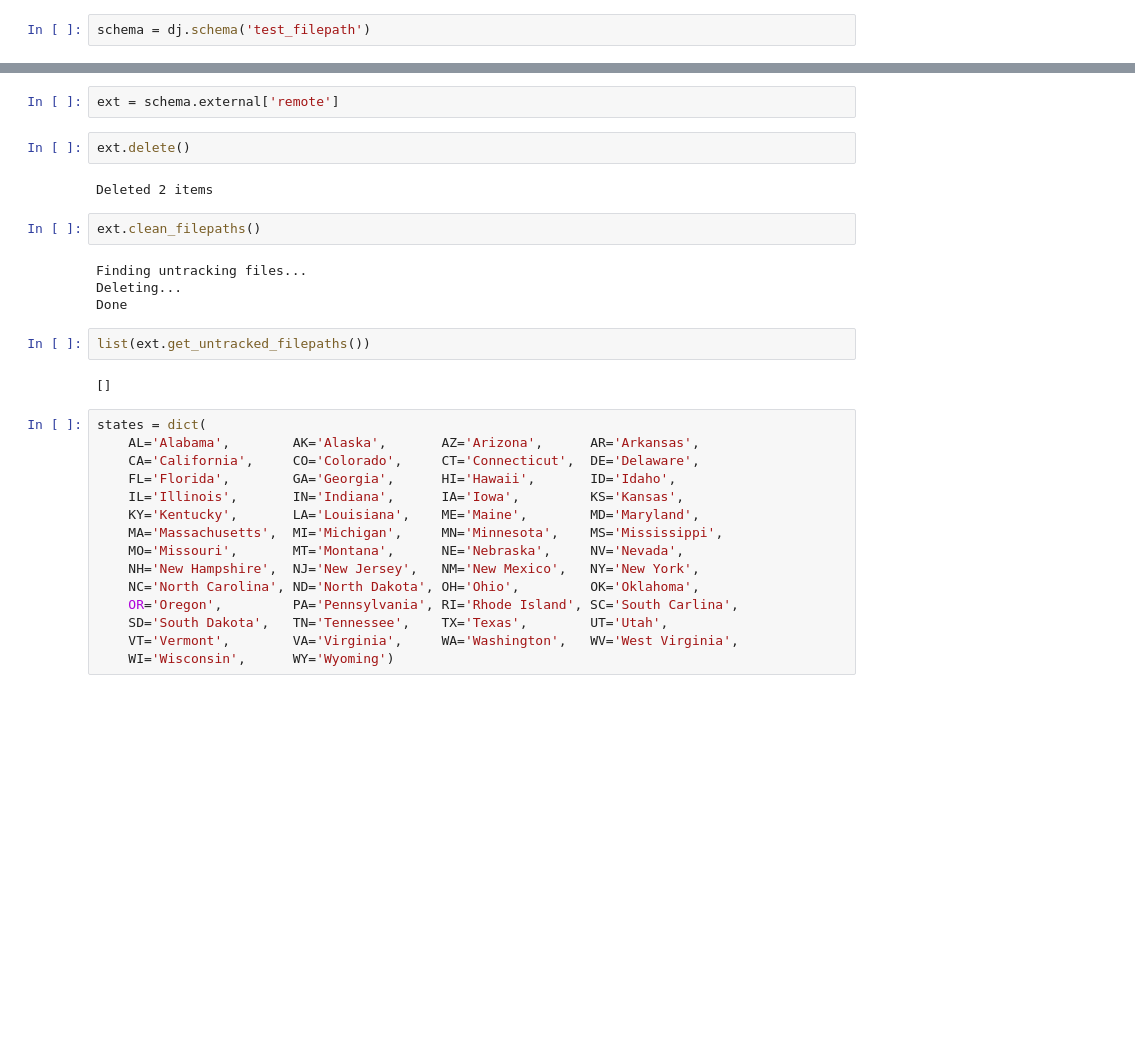
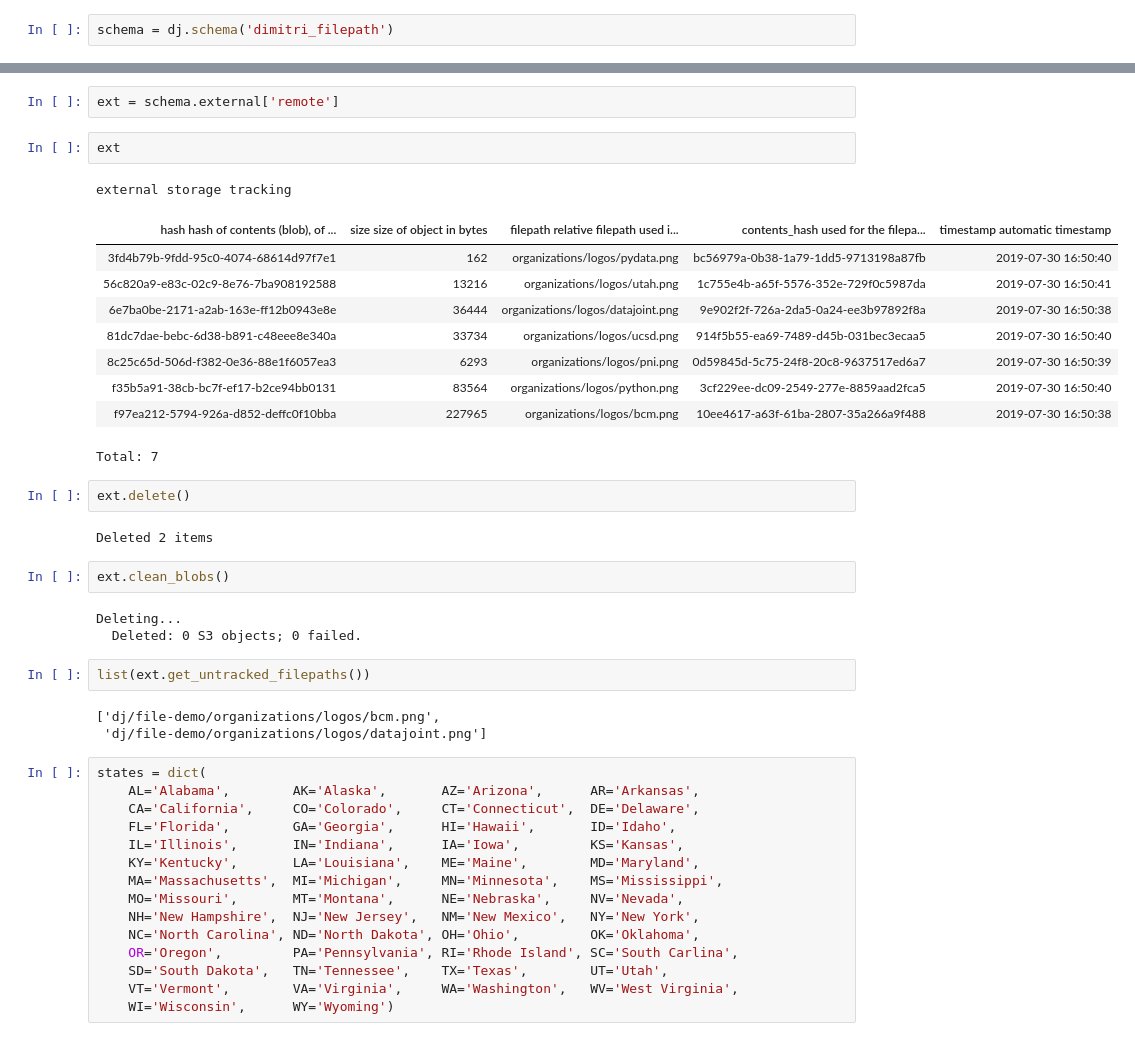
Before and after one commit to dimitri-yatsenko/db-programming-with-datajoint, a Jupyter notebook: notebooks/Filepaths.ipynb, the cells around one changed output, grey strips where cells are left out. Drawn from its saved outputs; the diff is of its cells as text; blank space fills up the shorter version.

```diff
--- a/notebooks/Filepaths.ipynb
+++ b/notebooks/Filepaths.ipynb
@@ -7,2 +9,2 @@ import datajoint as dj
 # %%
-schema = dj.schema('test_filepath')
+schema = dj.schema('dimitri_filepath')
@@ -134,20 +173,33 @@ Proceed? [yes, No]: yes
 Committed.
 # %%
 ext = schema.external['remote']
+# %%
+ext
+# %% [output]
+external storage tracking
+| hash hash of contents (blob), of ... | size size of object in bytes | filepath relative filepath used i... | contents_hash used for the filepa... | timestamp automatic timestamp |
+| 3fd4b79b-9fdd-95c0-4074-68614d97f7e1 | 162 | organizations/logos/pydata.png | bc56979a-0b38-1a79-1dd5-9713198a87fb | 2019-07-30 16:50:40 |
+| 56c820a9-e83c-02c9-8e76-7ba908192588 | 13216 | organizations/logos/utah.png | 1c755e4b-a65f-5576-352e-729f0c5987da | 2019-07-30 16:50:41 |
+| 6e7ba0be-2171-a2ab-163e-ff12b0943e8e | 36444 | organizations/logos/datajoint.png | 9e902f2f-726a-2da5-0a24-ee3b97892f8a | 2019-07-30 16:50:38 |
+| 81dc7dae-bebc-6d38-b891-c48eee8e340a | 33734 | organizations/logos/ucsd.png | 914f5b55-ea69-7489-d45b-031bec3ecaa5 | 2019-07-30 16:50:40 |
+| 8c25c65d-506d-f382-0e36-88e1f6057ea3 | 6293 | organizations/logos/pni.png | 0d59845d-5c75-24f8-20c8-9637517ed6a7 | 2019-07-30 16:50:39 |
+| f35b5a91-38cb-bc7f-ef17-b2ce94bb0131 | 83564 | organizations/logos/python.png | 3cf229ee-dc09-2549-277e-8859aad2fca5 | 2019-07-30 16:50:40 |
+| f97ea212-5794-926a-d852-deffc0f10bba | 227965 | organizations/logos/bcm.png | 10ee4617-a63f-61ba-2807-35a266a9f488 | 2019-07-30 16:50:38 |
+Total: 7
 # %%
 ext.delete()
 # %% [output]
 Deleted 2 items
 # %%
-ext.clean_filepaths()
+ext.clean_blobs()
 # %% [output]
-Finding untracking files...
 Deleting...
-Done
+  Deleted: 0 S3 objects; 0 failed.
 # %%
 list(ext.get_untracked_filepaths())
 # %% [output]
-[]
+['dj/file-demo/organizations/logos/bcm.png',
+ 'dj/file-demo/organizations/logos/datajoint.png']
 # %%
 states = dict(
     AL='Alabama',        AK='Alaska',       AZ='Arizona',      AR='Arkansas',
```
Also changed, not shown: parts of 15 cells of this notebook, 4 other files.
